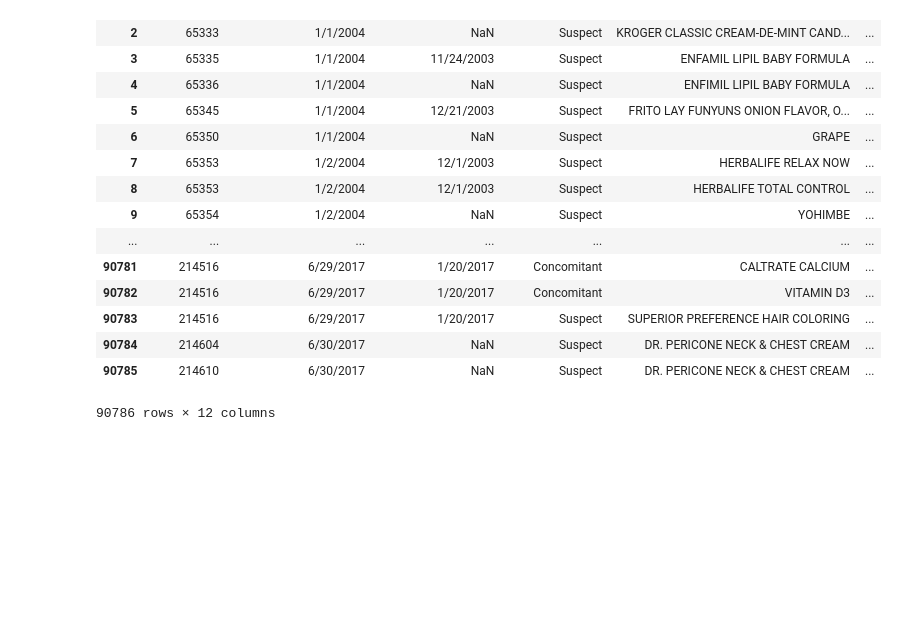
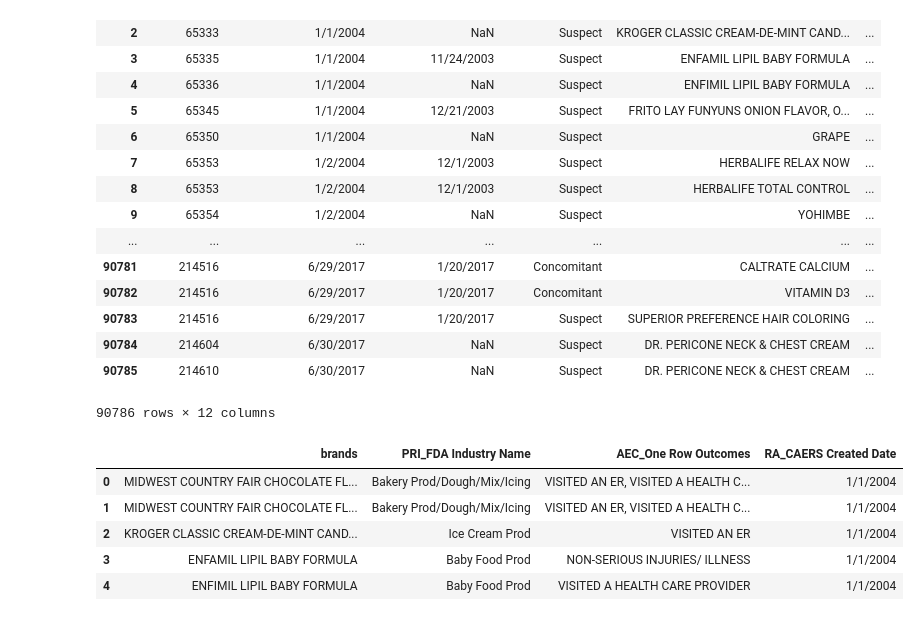
Before and after one commit to olegmrnv/food_recalls, a Jupyter notebook: fda_recall.ipynb, the cells around one changed output. Cells and saved outputs as stored; diff of their text form; code cells hidden in the pictures; blank space fills up the shorter version.

Commit message:
Update adverse reaction dataframe

```diff
--- a/fda_recall.ipynb
+++ b/fda_recall.ipynb
@@ -613,3 +596,13 @@ adverse_reaction
 | 90784 | 214604 | 6/30/2017 | NaN | Suspect | DR. PERICONE NECK & CHEST CREAM | ... |
 | 90785 | 214610 | 6/30/2017 | NaN | Suspect | DR. PERICONE NECK & CHEST CREAM | ... |
 90786 rows × 12 columns
+# %%
+final_reactions = adverse_reaction[['brands','PRI_FDA Industry Name', 'AEC_One Row Outcomes', 'RA_CAERS Created Date']]
+final_reactions.head()
+# %% [output]
+|  | brands | PRI_FDA Industry Name | AEC_One Row Outcomes | RA_CAERS Created Date |
+| 0 | MIDWEST COUNTRY FAIR CHOCOLATE FL... | Bakery Prod/Dough/Mix/Icing | VISITED AN ER, VISITED A HEALTH C... | 1/1/2004 |
+| 1 | MIDWEST COUNTRY FAIR CHOCOLATE FL... | Bakery Prod/Dough/Mix/Icing | VISITED AN ER, VISITED A HEALTH C... | 1/1/2004 |
+| 2 | KROGER CLASSIC CREAM-DE-MINT CAND... | Ice Cream Prod | VISITED AN ER | 1/1/2004 |
+| 3 | ENFAMIL LIPIL BABY FORMULA | Baby Food Prod | NON-SERIOUS INJURIES/ ILLNESS | 1/1/2004 |
+| 4 | ENFIMIL LIPIL BABY FORMULA | Baby Food Prod | VISITED A HEALTH CARE PROVIDER | 1/1/2004 |
```
Also changed, not shown: parts of 4 cells of this notebook.
